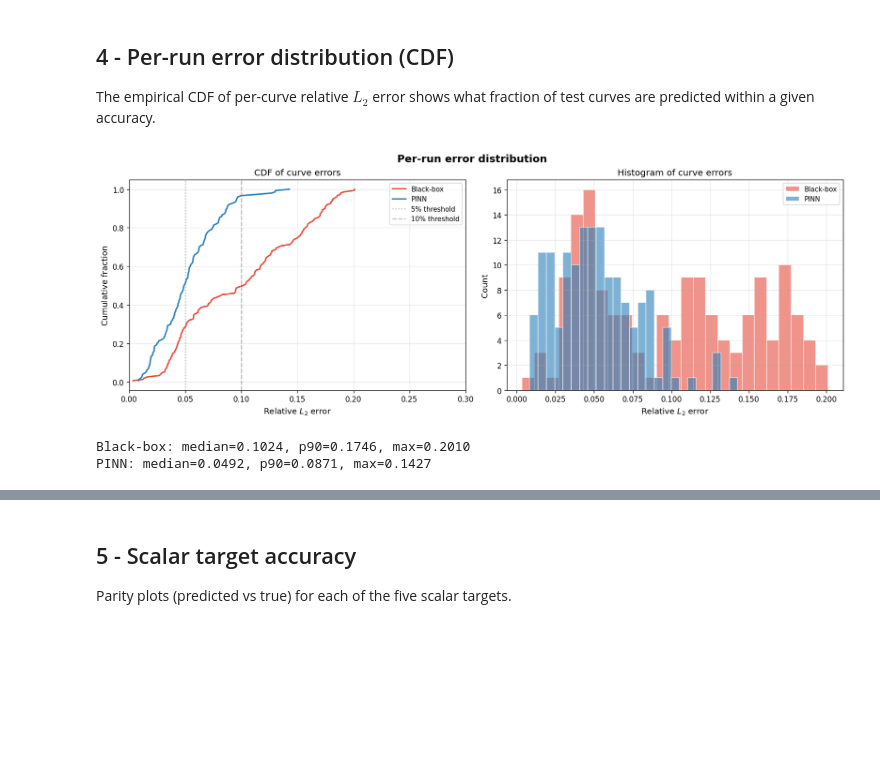
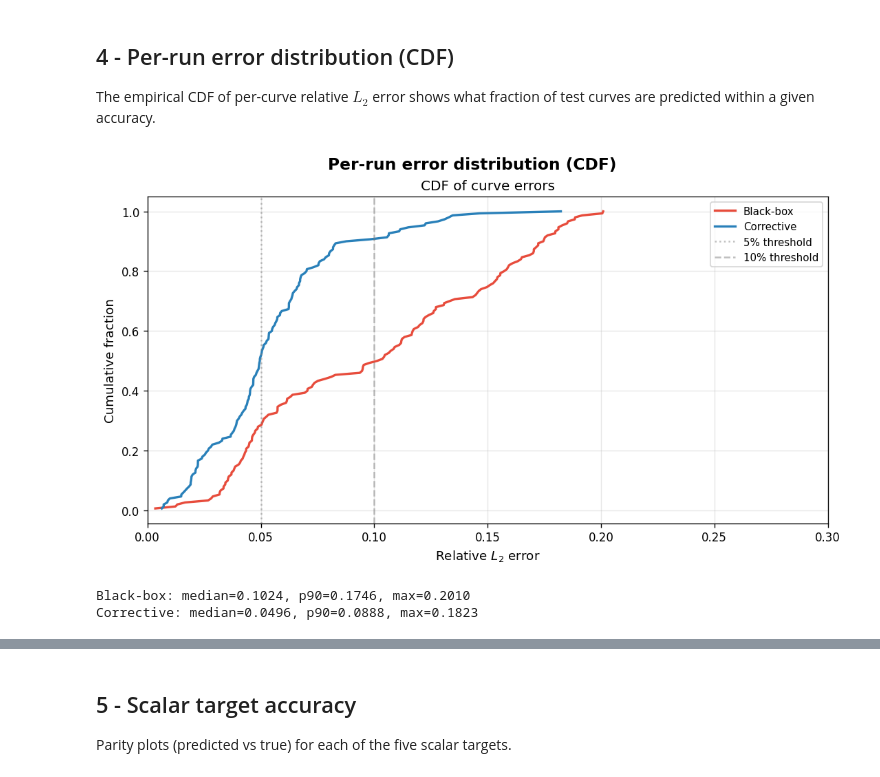
Before and after one commit to NathanWalash/COMP3931_IndividualProject, a Jupyter notebook: notebooks/06_surrogate_comparison.ipynb, the cells around one changed output, grey strips where cells are left out. Saved outputs shown, nothing was run; the diff lists cells and outputs as text; code cells hidden in the pictures; blank space fills up the shorter version.

```diff
--- a/notebooks/06_surrogate_comparison.ipynb
+++ b/notebooks/06_surrogate_comparison.ipynb
@@ -268,10 +179,10 @@ We show 6 representative examples -- 3 each for black-box and PINN.
 # %%
-rng = np.random.default_rng(42)
+rng = np.random.default_rng(200)
 n_test = bb_pred['j_true'].shape[0]
-sample_idxs = sorted(rng.choice(n_test, size=6, replace=False))
+sample_idxs = sorted(rng.choice(n_test, size=3, replace=False))
 
-fig, axes = plt.subplots(2, 6, figsize=(20, 7), constrained_layout=True)
-fig.suptitle('Test flux curves: Black-box (top) vs PINN (bottom)', fontsize=14, fontweight='bold')
+fig, axes = plt.subplots(2, 3, figsize=(12, 6), constrained_layout=True)
+fig.suptitle('Test flux curves: Black-box (top) vs corrective surrogate (bottom)', fontsize=14, fontweight='bold')
 
 for col, idx in enumerate(sample_idxs):
     t_h = bb_pred['t'][idx] / 3600.0
@@ -289,14 +200,14 @@ for col, idx in enumerate(sample_idxs):
     if col == 0:
         ax.legend(fontsize=7)
 
-    # PINN
+    # Corrective surrogate
     ax = axes[1, col]
     ax.plot(t_h, j_true, 'k-', lw=1.5, label='Truth', alpha=0.8)
-    ax.plot(t_h, pinn_pred['j_stageFinal'][idx], '--', color='#2980b9',
-            lw=1.2, label='PINN')
+    ax.plot(t_h, corr_pred['j_stageFinal'][idx], '--', color='#2980b9',
+            lw=1.2, label='Corrective')
     ax.set_xlabel('Time (h)', fontsize=9)
     if col == 0:
-        ax.set_ylabel('$J$ (PINN)')
+        ax.set_ylabel('$J$ (Corrective)')
     ax.tick_params(labelsize=8)
     if col == 0:
         ax.legend(fontsize=7)
@@ -348,50 +259,40 @@ are predicted within a given accuracy.
 # %%
 def relative_l2_per_run(j_pred, j_true):
     diff = j_pred - j_true
     num = np.sqrt(np.mean(diff ** 2, axis=1))
     den = np.sqrt(np.mean(j_true ** 2, axis=1))
     return num / np.maximum(den, 1e-30)
 
 bb_rl2 = relative_l2_per_run(bb_pred['j_stageFinal'], bb_pred['j_true'])
-pinn_rl2 = relative_l2_per_run(pinn_pred['j_stageFinal'], pinn_pred['j_true'])
+corr_rl2 = relative_l2_per_run(corr_pred['j_stageFinal'], corr_pred['j_true'])
 
-fig, (ax1, ax2) = plt.subplots(1, 2, figsize=(14, 5), constrained_layout=True)
-fig.suptitle('Per-run error distribution', fontsize=14, fontweight='bold')
+fig, ax = plt.subplots(figsize=(9, 5), constrained_layout=True)
+fig.suptitle('Per-run error distribution (CDF)', fontsize=14, fontweight='bold')
 
-# -- CDF --
-for data, label, c in [(bb_rl2, 'Black-box', '#e74c3c'),
-                        (pinn_rl2, 'PINN', '#2980b9')]:
+for data, label, c in [
+    (bb_rl2, 'Black-box', '#e74c3c'),
+    (corr_rl2, 'Corrective', '#2980b9'),
+]:
     sorted_d = np.sort(data)
     cdf = np.arange(1, len(sorted_d) + 1) / len(sorted_d)
-    ax1.plot(sorted_d, cdf, lw=2, color=c, label=label)
+    ax.plot(sorted_d, cdf, lw=2, color=c, label=label)
 
-ax1.axvline(0.05, ls=':', color='grey', alpha=0.5, label='5% threshold')
-ax1.axvline(0.10, ls='--', color='grey', alpha=0.5, label='10% threshold')
-ax1.set_xlabel('Relative $L_2$ error')
-ax1.set_ylabel('Cumulative fraction')
-ax1.set_title('CDF of curve errors')
-ax1.legend(fontsize=9)
-ax1.grid(alpha=0.3)
-ax1.set_xlim(0, 0.3)
-
-# -- Histogram --
-ax2.hist(bb_rl2, bins=25, alpha=0.6, color='#e74c3c', label='Black-box',
-         edgecolor='white')
-ax2.hist(pinn_rl2, bins=25, alpha=0.6, color='#2980b9', label='PINN',
-         edgecolor='white')
-ax2.set_xlabel('Relative $L_2$ error')
-ax2.set_ylabel('Count')
-ax2.set_title('Histogram of curve errors')
-ax2.legend(fontsize=9)
-ax2.grid(alpha=0.3)
+ax.axvline(0.05, ls=':', color='grey', alpha=0.5, label='5% threshold')
+ax.axvline(0.10, ls='--', color='grey', alpha=0.5, label='10% threshold')
+ax.set_xlabel('Relative $L_2$ error')
+ax.set_ylabel('Cumulative fraction')
+ax.set_title('CDF of curve errors')
+ax.legend(fontsize=9)
+ax.grid(alpha=0.3)
+ax.set_xlim(0, 0.3)
 
 plt.show()
 
 # Summary stats
-for name, data in [('Black-box', bb_rl2), ('PINN', pinn_rl2)]:
+for name, data in [('Black-box', bb_rl2), ('Corrective', corr_rl2)]:
     print(f'{name}: median={np.median(data):.4f}, p90={np.percentile(data, 90):.4f}, '
           f'max={np.max(data):.4f}')
 # %% [output]
-[figure, old version]
+[figure, new version]
 Black-box: median=0.1024, p90=0.1746, max=0.2010
-PINN: median=0.0492, p90=0.0871, max=0.1427
+Corrective: median=0.0496, p90=0.0888, max=0.1823
```
Also changed, not shown: parts of 20 cells of this notebook, 6 other files.
